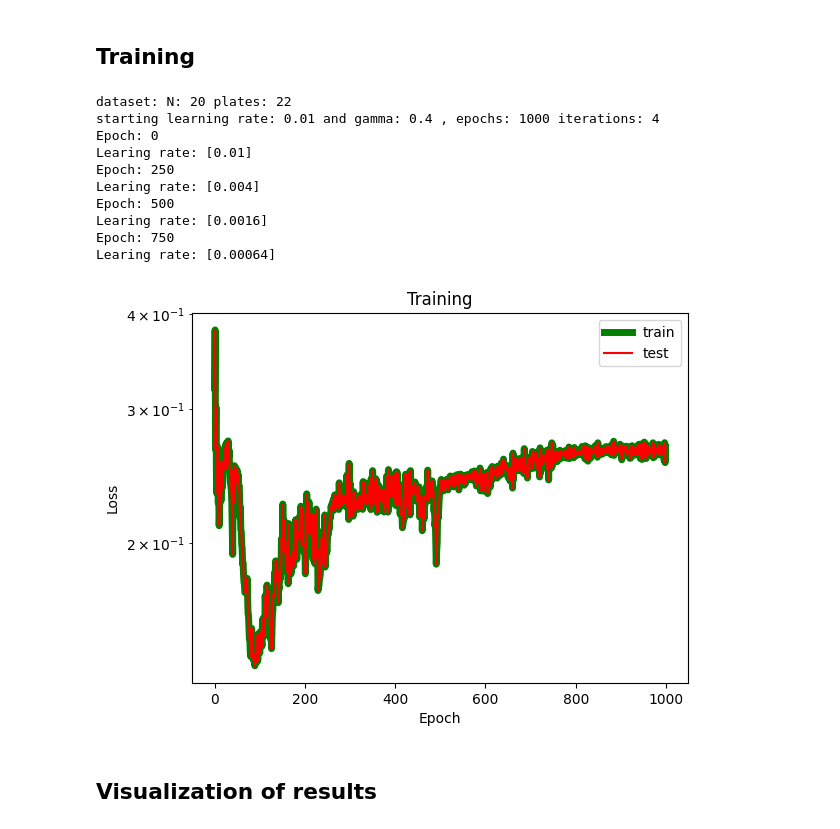
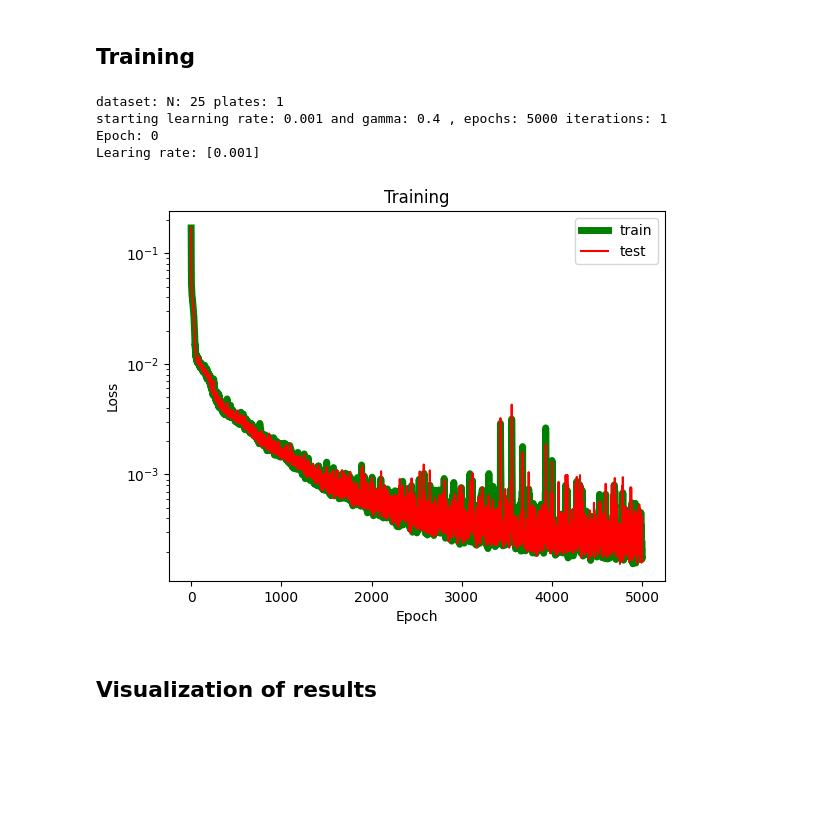
Before and after one commit to sebatomon/PINNs_for_simple_shape_optimization, a Jupyter notebook: elli_torch.ipynb, the cells around one changed output. Drawn from its saved outputs; the diff is of its cells as text; code cells hidden in the pictures; blank space fills up the shorter version.

```diff
--- a/elli_torch.ipynb
+++ b/elli_torch.ipynb
@@ -75,15 +75,15 @@ LBD = 2
 Ra_x = 0.7 #radius on the x-axis of the ellipse
 SuAr= 0.25*pi   #surface area of the eclipse (= equal to SuAr of a circle with R=0.5)
 Min_Ra_x = 0.3
-Max_Ra_x = 0.8
+Max_Ra_x = 0.3
 # Min_Ra_x_train = 0.5 #minimal radius on the x-axis of the ellipse
 # Max_Ra_x_train = 0.8 #maximum radius on the x-axis of the ellipse
 # Min_Ra_x_test = 0.25 #minimal radius on the x-axis of the ellipse
 # Max_Ra_x_test = 0.5 #maximum radius on the x-axis of the ellipse
 
 L = 1 #length of plate #info: muss noch gefixt werden -> momentan bei 1 lassen
-N = 20 #number of collocation Point in x-axis direction
-P = 22 #number of plates in dataset #11 plates
+N = 25 #number of collocation Point in x-axis direction
+P = 1 #number of plates in dataset #11 plates
 NN = ceil(N * (L-Ra_x)/L) #number of collocation Point in both direction
 
 def generate_radii_list(iteration, min_Ra_x, max_Ra_x):
@@ -124,7 +124,7 @@ def generate_multiple_plates_dict(iteration, min_Ra_x, max_Ra_x):
         for tuple in tuples:
             key = tuple[0]
             dict_plate_points.setdefault(key, []).append(data_one_plate[tuple[1]][tuple[2]])
-        #p1.plot_plate_with_hole_new(*data_one_plate)
+        p1.plot_plate_with_hole_new(*data_one_plate)
     for key in dict_plate_points:
         #print(key, "  ",dict_plate_points[key])
         #appending list of tensors to one tensor
@@ -244,7 +229,7 @@ def pde_residual(x, y, r, net):
 # %%
 W_PDE = 0.01
 W_NEUMANN = 0.01
-W_DATA = 0
+W_DATA = 1
 
 mse = torch.nn.MSELoss()
 
@@ -292,8 +277,8 @@ def compute_loss(net, collo_points, top_points, right_points, left_points, botto
 
 
     # data error
-    strain_03 = epsilon(inputs_Rx_03[:,0], inputs_Rx_03[:,1], inputs_Rx_03[:,2], net).detach()
-    pred_stress_03 = sigma(strain_03).detach()
+    strain_03 = epsilon(inputs_Rx_03[:,0], inputs_Rx_03[:,1], inputs_Rx_03[:,2], net)
+    pred_stress_03 = sigma(strain_03)
     DATA_error_03 = mse(pred_stress_03[:, 0, 0], outputs_Rx_03[:,0])
     strain_035 = epsilon(inputs_Rx_035[:,0], inputs_Rx_035[:,1], inputs_Rx_035[:,2], net).detach()
     pred_stress_035 = sigma(strain_035).detach()
@@ -328,6 +313,11 @@ def compute_loss(net, collo_points, top_points, right_points, left_points, botto
 
     total_DATA_error = DATA_error_03 + DATA_error_035 + DATA_error_04 + DATA_error_045 + DATA_error_05 + DATA_error_055 + DATA_error_06 + DATA_error_065 + DATA_error_07 + DATA_error_075 + DATA_error_08
 
+
+
+    stress_data = outputs_Rx_03[:, 0:3]
+    data_error = mse(stress_data[:,0], pred_stress_03[:,0,0]) + mse(stress_data[:,1], pred_stress_03[:,1,1]) + mse(stress_data[:,2], pred_stress_03[:,0,1])
+
     return (
         left_error
         + right_error
@@ -335,7 +325,7 @@ def compute_loss(net, collo_points, top_points, right_points, left_points, botto
         + top_error
         + W_NEUMANN * hole_error
         + W_PDE * pde_error
-        + W_DATA * total_DATA_error
+        + W_DATA * data_error
     )
 # %% [markdown]
 ## Training
@@ -346,10 +336,10 @@ from torch.utils.data import Dataset, DataLoader
 net = Net()
 train_data = []
 test_data = []
-epochs = 1000
-iterations = 4
+epochs = 5000
+iterations = 1
 epochs_per_iter = int(epochs/iterations)
-LeRa = 0.01
+LeRa = 0.001
 gamma = 0.4
 batches = 4
 
@@ -361,7 +351,6 @@ scheduler = StepLR(optimizer, step_size=epochs_per_iter, gamma= gamma)
 #train_data_loader = DataLoader(train_plates_data, batch_size = 7)
 #print(train_data_loader.dataset[6])
 #scheduler = ExponentialLR(optimizer, gamma=0.9)
-
 
 print("dataset: N:", N, "plates:", P)
 print("starting learning rate:", LeRa, "and gamma:", gamma, ", epochs:", epochs, "iterations:", iterations)
@@ -410,43 +399,37 @@ for epoch in range(epochs):
 # print("starting learning rate:", LeRa, "and gamma:", gamma, ", epochs:", epochs, "iterations:", iterations)
 # for epoch in range(epochs):
 #     if epoch % 500 == 0:
 #         print(f"Epoch: {epoch}")
 #     optimizer.zero_grad()
 #     #old code
 #     #loss_train = compute_loss(net, *train_plates_data.values(), rad_x)
 #     #loss_test = compute_loss(net, *test_plates_data.values(), rad_x)
 #     #new code
 #     loss_train = compute_loss(net, *train_plates_data)
 #     loss_test = compute_loss(net, *test_plates_data)
 #     loss_train.backward(retain_graph=True)
 #     optimizer.step()
 #     scheduler.step()
 #     #print(scheduler.get_lr())
 #     with torch.autograd.no_grad():
 #         train_data.append(float(loss_train.data))
 #         test_data.append(float(loss_test.data))
 
 
 plt.plot(train_data, c='g', label='train', linewidth=5.0)
 plt.plot(test_data, c='r', label='test')
 plt.yscale("log")
 plt.title("Training")
 plt.ylabel("Loss")
 plt.xlabel("Epoch")
 plt.legend()
 plt.show()
 # %% [output]
-dataset: N: 20 plates: 22
-starting learning rate: 0.01 and gamma: 0.4 , epochs: 1000 iterations: 4
+dataset: N: 25 plates: 1
+starting learning rate: 0.001 and gamma: 0.4 , epochs: 5000 iterations: 1
 Epoch: 0
-Learing rate: [0.01]
-Epoch: 250
-Learing rate: [0.004]
-Epoch: 500
-Learing rate: [0.0016]
-Epoch: 750
-Learing rate: [0.00064]
+Learing rate: [0.001]
-[figure, old version]
+[figure, new version]
 # %% [markdown]
 ## Visualization of results
 # %%
```
Also changed, not shown: parts of 5 cells of this notebook.
